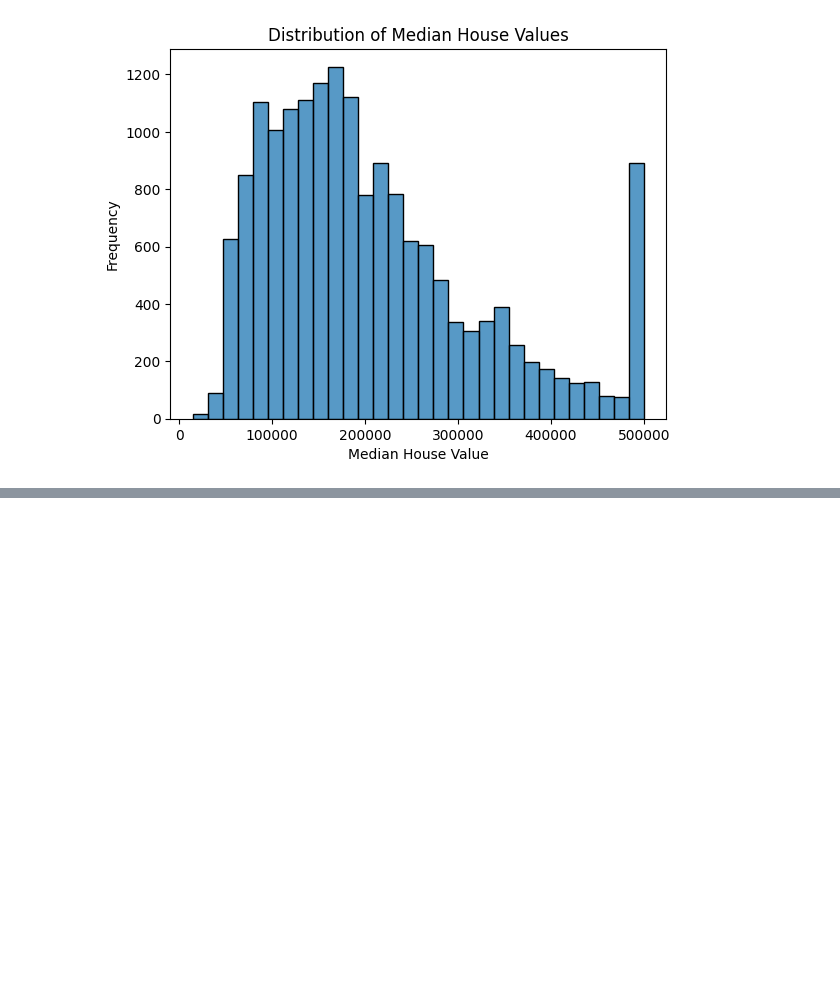
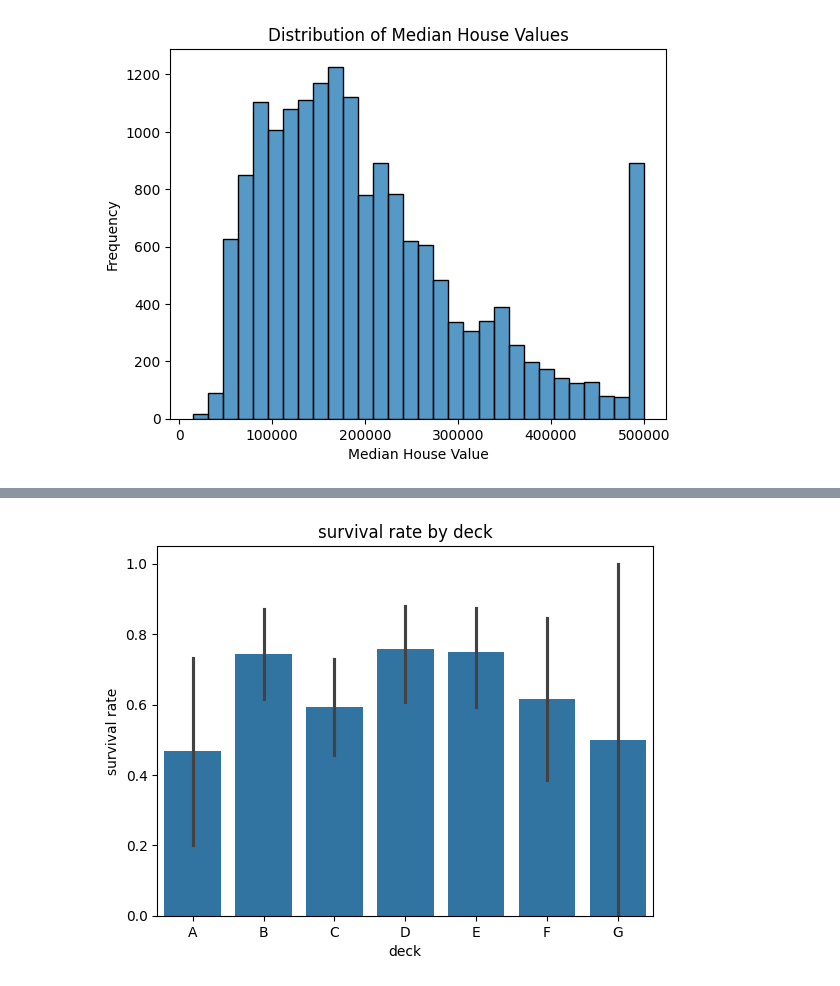
Before and after one commit to yaswanth-tech/da, a Jupyter notebook: matplot.ipynb, the cells around one changed output, grey strips where cells are left out. Saved outputs shown, nothing was run; the diff lists cells and outputs as text; code cells hidden in the pictures; blank space fills up the shorter version.

```diff
--- a/matplot.ipynb
+++ b/matplot.ipynb
@@ -631,0 +671,9 @@ plt.show()
+# %%
+sns.barplot(data=data, x="deck", y="survived")
+
+plt.title("survival rate by deck")
+plt.xlabel("deck")
+plt.ylabel("survival rate")
+plt.show()
+# %% [output]
+[figure, added]
```
Also changed, not shown: parts of 22 cells of this notebook.
